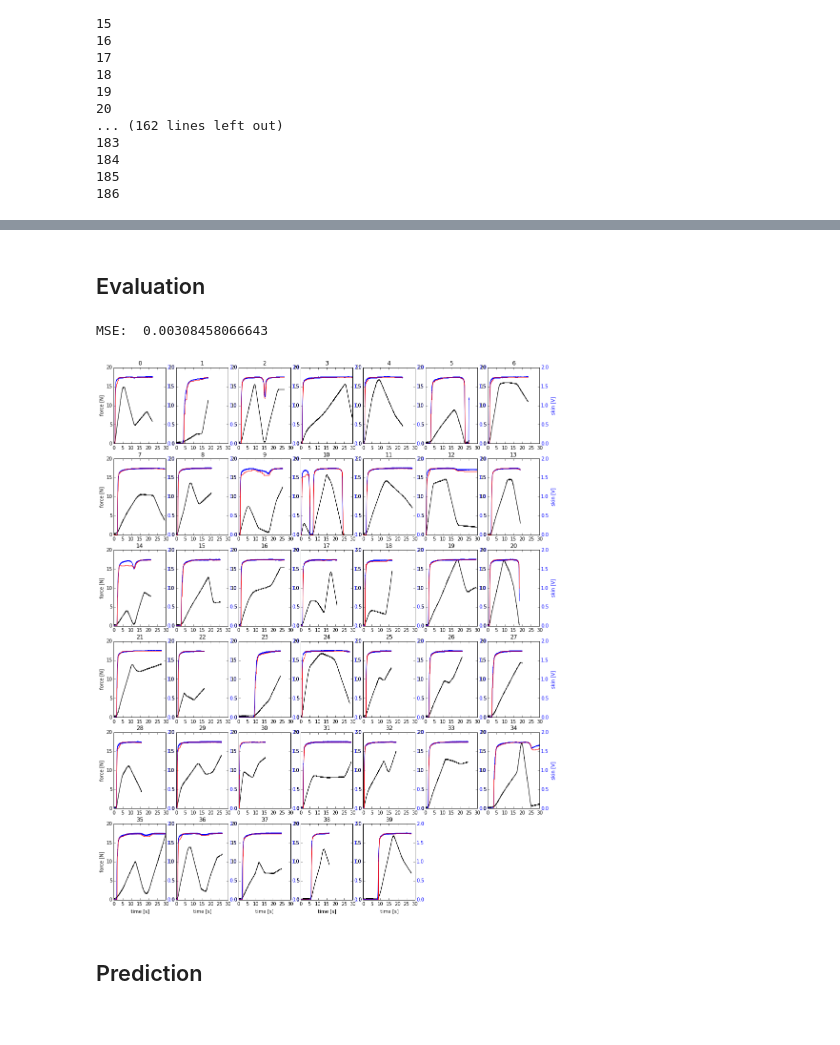
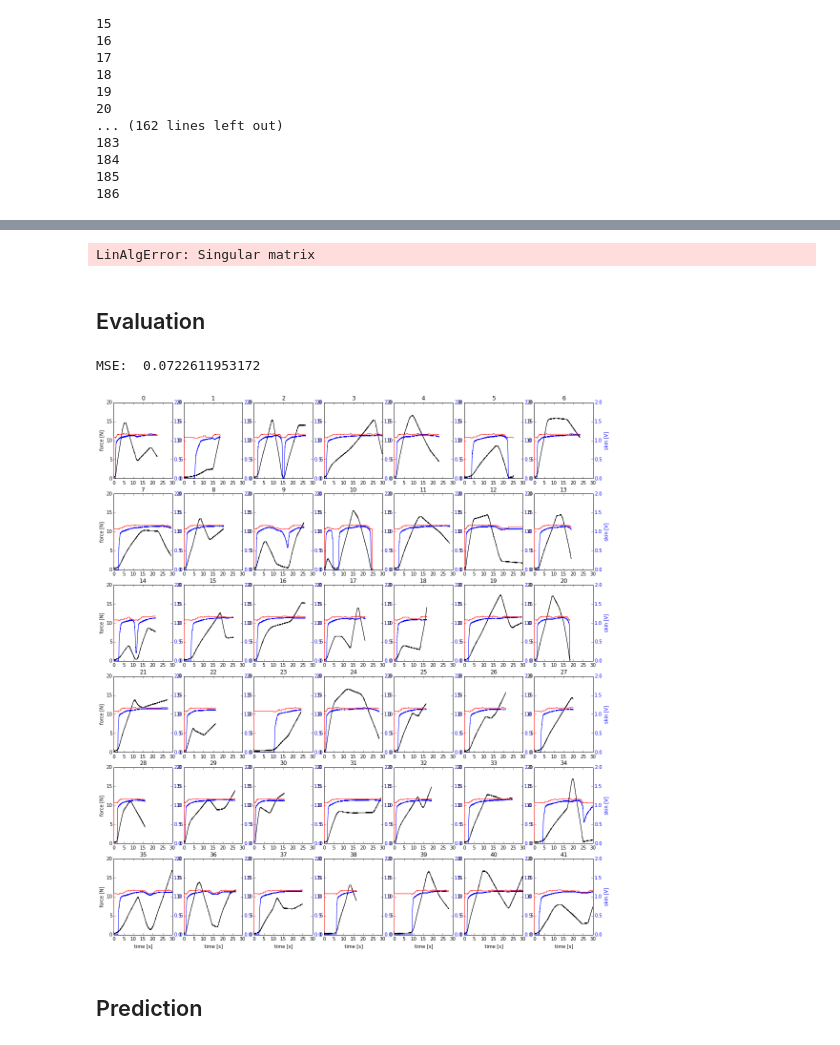
Before and after one commit to surban/ml, a Jupyter notebook: notebooks/Skin-AllChains.ipynb, the cells around one changed output, grey strips where cells are left out. Cells and saved outputs as stored; diff of their text form; code cells hidden in the pictures.

```diff
--- a/notebooks/Skin-AllChains.ipynb
+++ b/notebooks/Skin-AllChains.ipynb
@@ -43,0 +18,3 @@ discrete skin states:    213
+# %%
+#ws = SkinWorkingset("bidir_small", (1, 1), discrete_force_states=100, discrete_skin_states=100)
+ws = SkinWorkingset("bidir_small", (7, 3), discrete_force_states=100, discrete_skin_states=100)
@@ -129,18 +104,56 @@ plt.ylabel("skin")
+# %%
+# conditional probabilities from seperate GP regression of next state for each current state
+sc = ConditionalChain(ws.discrete_skin_states, ws.discrete_force_states)
+
+# reference:
+#sc.train_gp(ws.discrete_skin['trn'], ws.discrete_force['trn'], ws.valid['trn'],
+#            limit_sigma=7.0,
+#            gp_kernel=lambda: gpy.kern.rbf(1), gp_normalize_x=False, gp_normalize_y=False, gp_optimize=False,
+#            gp_parameters={'rbf_variance': 100, 'rbf_lengthscale': 3, 'noise_variance': 1})
+
+sc.train_gp_var(ws.discrete_skin['trn'], ws.discrete_force['trn'], ws.valid['trn'],
+                mngful_dist=5,
+                gp_kernel=lambda: gpy.kern.rbf(1), gp_normalize_x=False, gp_normalize_y=True, gp_optimize=True,
+                gp_parameters={})
+
+#sc.train_gp(ws.discrete_skin['trn'], ws.discrete_force['trn'], ws.valid['trn'],
+#            limit_sigma=10,
+#            gp_kernel=lambda: gpy.kern.rbf(1) + gpy.kern.bias(1),
+#            gp_normalize_x=False, gp_normalize_y=False, gp_optimize=True,
+#            gp_parameters={'rbf_variance': 300, 'rbf_lengthscale': 5, 'noise_variance': None},
+#            pstate_limit=None)
+
+#sc.train_gp(ws.discrete_skin['trn'], ws.discrete_force['trn'], ws.valid['trn'],
+#            limit_sigma=7.0,
+#            gp_kernel=lambda: gpy.kern.rbf(1) + gpy.kern.linear(1),
+#            gp_normalize_x=False, gp_normalize_y=False, gp_optimize=False,
+#            gp_parameters={'rbf_variance': 100, 'rbf_lengthscale': 3,
+#                           'linear_variance': None, 'noise_variance': 1},
+#            gp_print=False)
+
+#sc.train_gp(ws.discrete_skin['trn'], ws.discrete_force['trn'], ws.valid['trn'],
+#            limit_sigma=5,
+#            gp_kernel=lambda: gpy.kern.linear(1) + gpy.kern.bias(1) + gpy.kern.white(1),
+#            gp_normalize_x=False, gp_normalize_y=False, gp_optimize=True,
+#            gp_parameters={'bias_variance': None, 'linear_variance': None, 'white_variance': None, 'noise_variance': None},
+#            pstate_limit=None)
+# %% [output]
+LinAlgError: Singular matrix
 # %% [markdown]
 ## Evaluation
 # %%
 prt = 'tst'
 force, skin, valid = ws.discrete_force[prt], ws.discrete_skin[prt], ws.valid[prt]
 skin_p = ws.predict_multicurve(lambda f: sc.most_probable_states(f)[0], force, skin, valid)
 print "MSE: ", multistep_error(ws.from_discrete_skin(skin_p), ws.from_discrete_skin(skin), valid, mean_err=True)
 
-n_plot_smpls = 40
-figsize(16,20)
+n_plot_smpls = 42
+figsize(18,20)
 plot_multicurve_time(ws.from_discrete_force(force[:, 0:n_plot_smpls]), ws.from_discrete_skin(skin[:, 0:n_plot_smpls]), valid[:, 0:n_plot_smpls],
                      ws.from_discrete_skin(skin_p[:, 0:n_plot_smpls]), timestep=ws.ds.timestep)
 # %% [output]
-MSE:  0.00308458066643
+MSE:  0.0722611953172
-[figure, old version]
+[figure, new version]
 # %% [markdown]
 ## Prediction
 # %%
```
Also changed, not shown: parts of 9 cells of this notebook, 8 other files.
